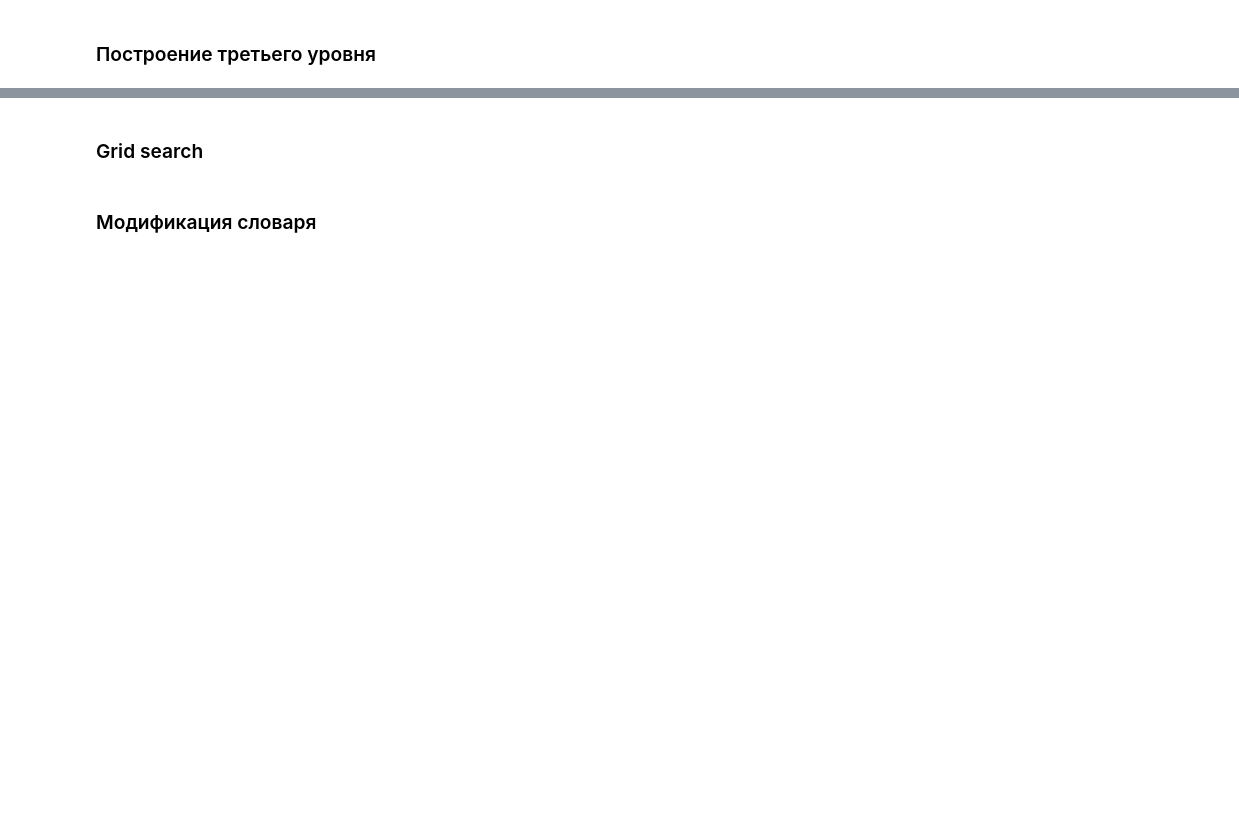
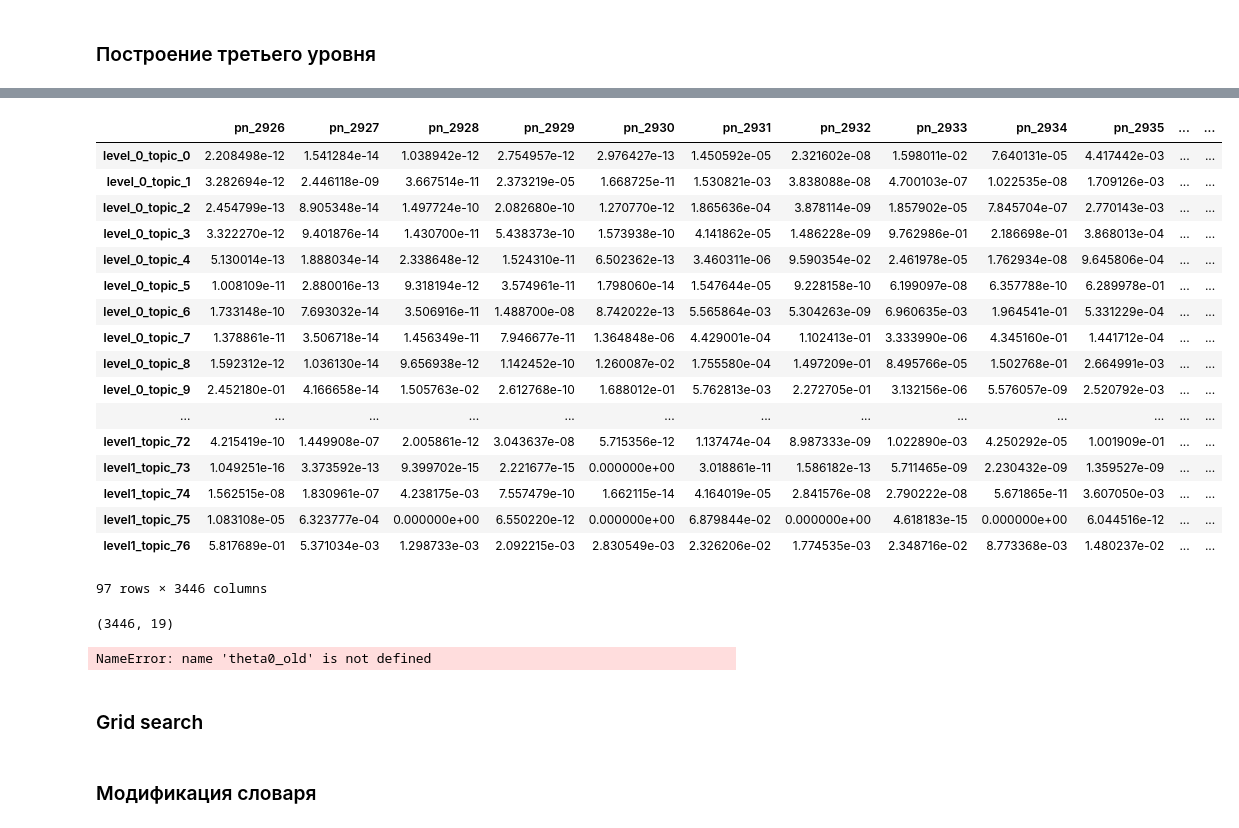
Before and after one commit to AVBelyy/Rysearch, a Jupyter notebook: experiments/MultigramHierarchicalModel_Postnauka.ipynb, the cells around one changed output, grey strips where cells are left out. Drawn from its saved outputs; the diff is of its cells as text; code cells hidden in the pictures; blank space fills up the shorter version.

```diff
--- a/experiments/MultigramHierarchicalModel_Postnauka.ipynb
+++ b/experiments/MultigramHierarchicalModel_Postnauka.ipynb
@@ -685,0 +749,6 @@ pickle.dump(dump, open("C:\\Users\\el1318\\Rysearch\\shared\\hartm.mdl", "wb"))
+# %%
+%%time
+
+hier_new = hierarchy_utils.hARTM(theta_columns_naming="title", class_ids=class_ids)
+
+hier_new.load("hartm")
@@ -685,0 +767,7 @@ pickle.dump(dump, open("C:\\Users\\el1318\\Rysearch\\shared\\hartm.mdl", "wb"))
+# %%
+%%time
+
+test_batch_vectorizer = artm.BatchVectorizer(data_format="vowpal_wabbit",
+                                             data_path = "test.txt",
+                                             batch_size = 225,
+                                             target_folder="test_batches/",)
@@ -685,0 +777,4 @@ pickle.dump(dump, open("C:\\Users\\el1318\\Rysearch\\shared\\hartm.mdl", "wb"))
+# %%
+%%time
+
+test_df = hier_new.transform(test_batch_vectorizer).T
@@ -685,0 +784,21 @@ pickle.dump(dump, open("C:\\Users\\el1318\\Rysearch\\shared\\hartm.mdl", "wb"))
+# %%
+test_df.T
+# %% [output]
+|  | pn_2926 | pn_2927 | pn_2928 | pn_2929 | pn_2930 | pn_2931 | pn_2932 | pn_2933 | pn_2934 | pn_2935 | ... | ... |
+| level_0_topic_0 | 2.208498e-12 | 1.541284e-14 | 1.038942e-12 | 2.754957e-12 | 2.976427e-13 | 1.450592e-05 | 2.321602e-08 | 1.598011e-02 | 7.640131e-05 | 4.417442e-03 | ... | ... |
+| level_0_topic_1 | 3.282694e-12 | 2.446118e-09 | 3.667514e-11 | 2.373219e-05 | 1.668725e-11 | 1.530821e-03 | 3.838088e-08 | 4.700103e-07 | 1.022535e-08 | 1.709126e-03 | ... | ... |
+| level_0_topic_2 | 2.454799e-13 | 8.905348e-14 | 1.497724e-10 | 2.082680e-10 | 1.270770e-12 | 1.865636e-04 | 3.878114e-09 | 1.857902e-05 | 7.845704e-07 | 2.770143e-03 | ... | ... |
+| level_0_topic_3 | 3.322270e-12 | 9.401876e-14 | 1.430700e-11 | 5.438373e-10 | 1.573938e-10 | 4.141862e-05 | 1.486228e-09 | 9.762986e-01 | 2.186698e-01 | 3.868013e-04 | ... | ... |
+| level_0_topic_4 | 5.130014e-13 | 1.888034e-14 | 2.338648e-12 | 1.524310e-11 | 6.502362e-13 | 3.460311e-06 | 9.590354e-02 | 2.461978e-05 | 1.762934e-08 | 9.645806e-04 | ... | ... |
+| level_0_topic_5 | 1.008109e-11 | 2.880016e-13 | 9.318194e-12 | 3.574961e-11 | 1.798060e-14 | 1.547644e-05 | 9.228158e-10 | 6.199097e-08 | 6.357788e-10 | 6.289978e-01 | ... | ... |
+| level_0_topic_6 | 1.733148e-10 | 7.693032e-14 | 3.506916e-11 | 1.488700e-08 | 8.742022e-13 | 5.565864e-03 | 5.304263e-09 | 6.960635e-03 | 1.964541e-01 | 5.331229e-04 | ... | ... |
+| level_0_topic_7 | 1.378861e-11 | 3.506718e-14 | 1.456349e-11 | 7.946677e-11 | 1.364848e-06 | 4.429001e-04 | 1.102413e-01 | 3.333990e-06 | 4.345160e-01 | 1.441712e-04 | ... | ... |
+| level_0_topic_8 | 1.592312e-12 | 1.036130e-14 | 9.656938e-12 | 1.142452e-10 | 1.260087e-02 | 1.755580e-04 | 1.497209e-01 | 8.495766e-05 | 1.502768e-01 | 2.664991e-03 | ... | ... |
+| level_0_topic_9 | 2.452180e-01 | 4.166658e-14 | 1.505763e-02 | 2.612768e-10 | 1.688012e-01 | 5.762813e-03 | 2.272705e-01 | 3.132156e-06 | 5.576057e-09 | 2.520792e-03 | ... | ... |
+| ... | ... | ... | ... | ... | ... | ... | ... | ... | ... | ... | ... | ... |
+| level1_topic_72 | 4.215419e-10 | 1.449908e-07 | 2.005861e-12 | 3.043637e-08 | 5.715356e-12 | 1.137474e-04 | 8.987333e-09 | 1.022890e-03 | 4.250292e-05 | 1.001909e-01 | ... | ... |
+| level1_topic_73 | 1.049251e-16 | 3.373592e-13 | 9.399702e-15 | 2.221677e-15 | 0.000000e+00 | 3.018861e-11 | 1.586182e-13 | 5.711465e-09 | 2.230432e-09 | 1.359527e-09 | ... | ... |
+| level1_topic_74 | 1.562515e-08 | 1.830961e-07 | 4.238175e-03 | 7.557479e-10 | 1.662115e-14 | 4.164019e-05 | 2.841576e-08 | 2.790222e-08 | 5.671865e-11 | 3.607050e-03 | ... | ... |
+| level1_topic_75 | 1.083108e-05 | 6.323777e-04 | 0.000000e+00 | 6.550220e-12 | 0.000000e+00 | 6.879844e-02 | 0.000000e+00 | 4.618183e-15 | 0.000000e+00 | 6.044516e-12 | ... | ... |
+| level1_topic_76 | 5.817689e-01 | 5.371034e-03 | 1.298733e-03 | 2.092215e-03 | 2.830549e-03 | 2.326206e-02 | 1.774535e-03 | 2.348716e-02 | 8.773368e-03 | 1.480237e-02 | ... | ... |
+97 rows × 3446 columns
@@ -685,0 +809,4 @@ pickle.dump(dump, open("C:\\Users\\el1318\\Rysearch\\shared\\hartm.mdl", "wb"))
+# %%
+theta0.shape
+# %% [output]
+(3446, 19)
@@ -686,3 +819,26 @@ pickle.dump(dump, open("C:\\Users\\el1318\\Rysearch\\shared\\hartm.mdl", "wb"))
+# %%
+bad_ids = set()
+
+for i, (doc_id, doc_topics) in enumerate(test_df[level_0_columns].iterrows()):
+    # Получим информацию о документе
+    request_url = "http://localhost:3000/get-document?doc_id=%s" % doc_id
+    response = urllib.request.urlopen(request_url).read().decode("utf-8")
+    doc_info = json.loads(response)
+    #print("%s: %s" % (doc_id, doc_info["title"]))
+
+    topics = doc_topics.sort_values()[-3:][::-1]
+    for topic_id, topic_weight in topics.items():
+        topic_name = ", ".join(topics_data[topic_id]["top_words"])
+        topic_weight_old = theta0_old[doc_id][topic_id]
+        if np.abs(topic_weight - topic_weight_old) > 0.1:
+            pass #print("(%s) %s: %s (%.1f%% / %.1f%%)" % (doc_id, topic_id, topic_name, 100 * topic_weight, 100 * topic_weight_old))
+            bad_ids.add(doc_id)
+
+    #if i == 100: break
+
+print(len(bad_ids))
+# %% [output]
+NameError: name 'theta0_old' is not defined
 # %% [markdown]
 ### Grid search
 # %%
```
Also changed, not shown: parts of 62 cells of this notebook, 1 other file.
